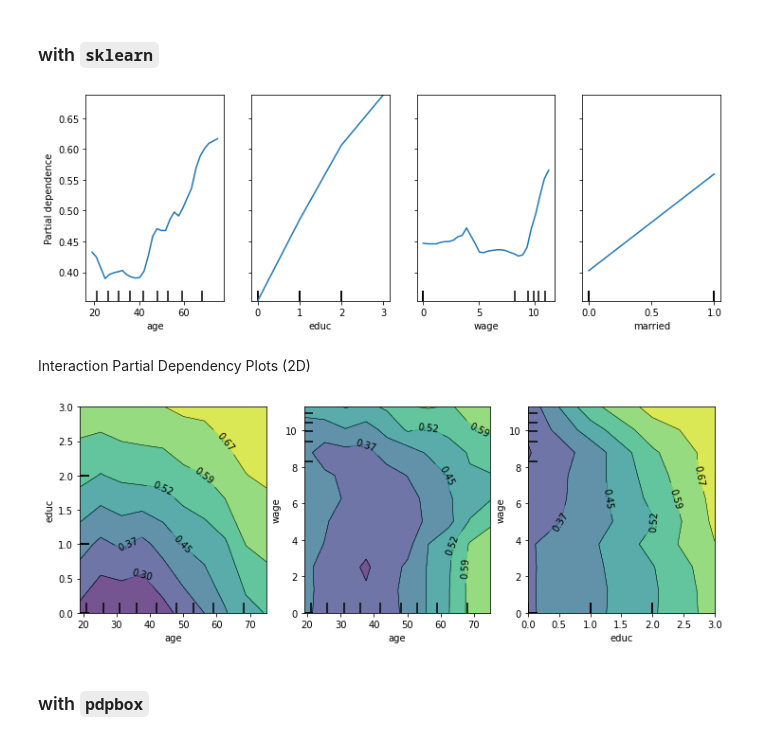
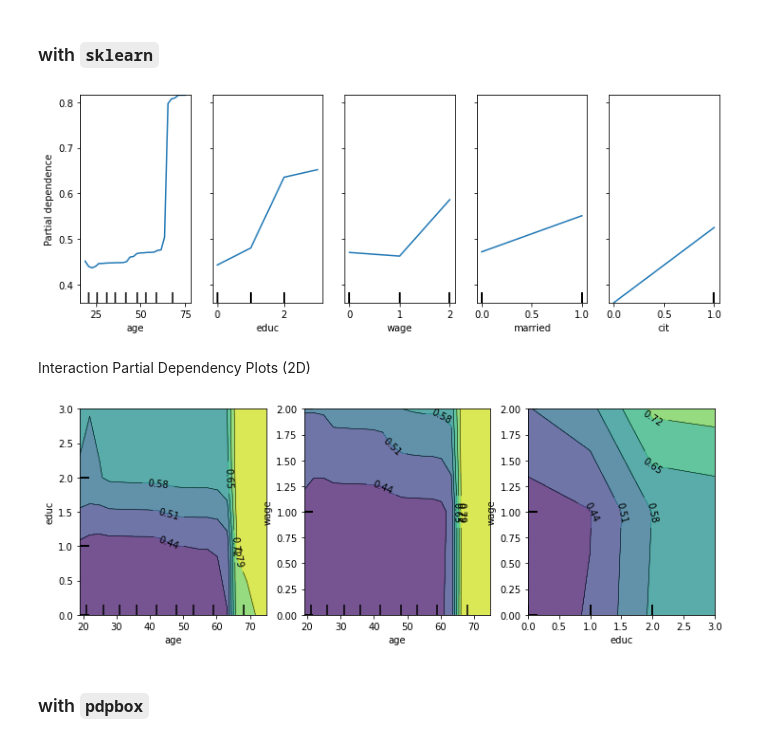
Before and after one commit to edunford/PPOL564, a Jupyter notebook: lectures/week_13/synchronous-material/interpretable_ml_walkthrough.ipynb, the cells around one changed output. Cells and saved outputs as stored; diff of their text form; code cells hidden in the pictures.

```diff
--- a/lectures/week_13/synchronous-material/interpretable_ml_walkthrough.ipynb
+++ b/lectures/week_13/synchronous-material/interpretable_ml_walkthrough.ipynb
@@ -180,0 +206,3 @@ dat['wage'] = np.log(dat['wage'] + 1)
+# %%
+median_wage = dat.loc[dat['wage'] > 0,'wage'].median()
+dat['wage'] =  np.where(dat['wage']==0,0,np.where(dat['wage'] <= median_wage,1,2))
@@ -288,7 +323,8 @@ search_space = [
 
     # Random forest with the N Estimators tuning param
     {'model' : [RF()],
-     'model__n_estimators':[1000,1500]}
+    'model__max_depth':[2,3,4],
+    'model__n_estimators':[500,1000,1500]}
 
 ]
 # %% [markdown]
@@ -330,5 +370,5 @@ search.best_params_
 # %%
-knn_mod = search.best_estimator_
+rf_mod = search.best_estimator_
 # %% [markdown]
 ### Performance
 # %%
@@ -413,7 +453,7 @@ Using TensorFlow backend.
 # %% [markdown]
 Initialize the `PermutationImportance` class object.
 # %%
-perm_train = PermutationImportance(knn_mod,
+perm_train = PermutationImportance(rf_mod,
                                    n_iter=5,random_state=123)
 # %% [markdown]
 Fit it using the train (or test!) data
@@ -449,30 +490,30 @@ We can then just plot as we did above.
 ### with `sklearn`
 # %%
 # Target specific features
-features = ['age','educ','wage','married']
+features = ['age','educ','wage','married','cit']
 
 # Calculate the partial dependency
 fig, ax = plt.subplots(figsize=(12, 4))
 display = plot_partial_dependence(
-    knn_mod, train_X, features,n_cols=4,
+    rf_mod, train_X, features,n_cols=5,
     n_jobs=4, grid_resolution=30,ax=ax
 )
 # %% [output]
-[figure, old version]
+[figure, new version]
 # %% [markdown]
 Interaction Partial Dependency Plots (2D)
 # %%
 # Feed in the ineraction as a nested list
 interacted_features = [['age','educ'],['age','wage'],['educ','wage']]
 
 # Then business as usual when plotting
 fig, ax = plt.subplots(figsize=(12, 4))
 display = plot_partial_dependence(
-    knn_mod, train_X, interacted_features,
-    n_cols=3,n_jobs=4, grid_resolution=10,ax=ax
+    rf_mod, train_X, interacted_features,
+    n_cols=3,n_jobs=4, grid_resolution=20,ax=ax
 )
 # %% [output]
-[figure, old version]
+[figure, new version]
 # %% [markdown]
 ### with `pdpbox`
 # %%
```
Also changed, not shown: parts of 40 cells of this notebook, 6 other files.
